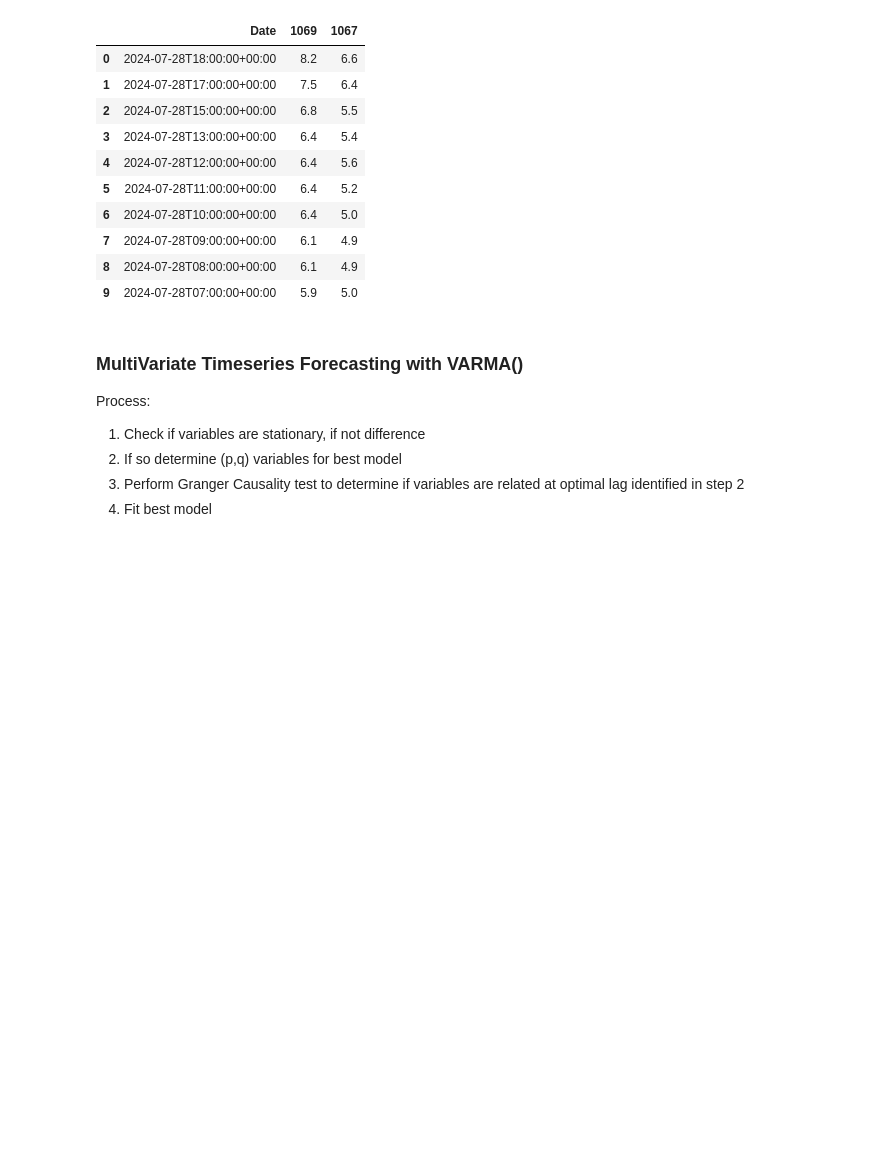
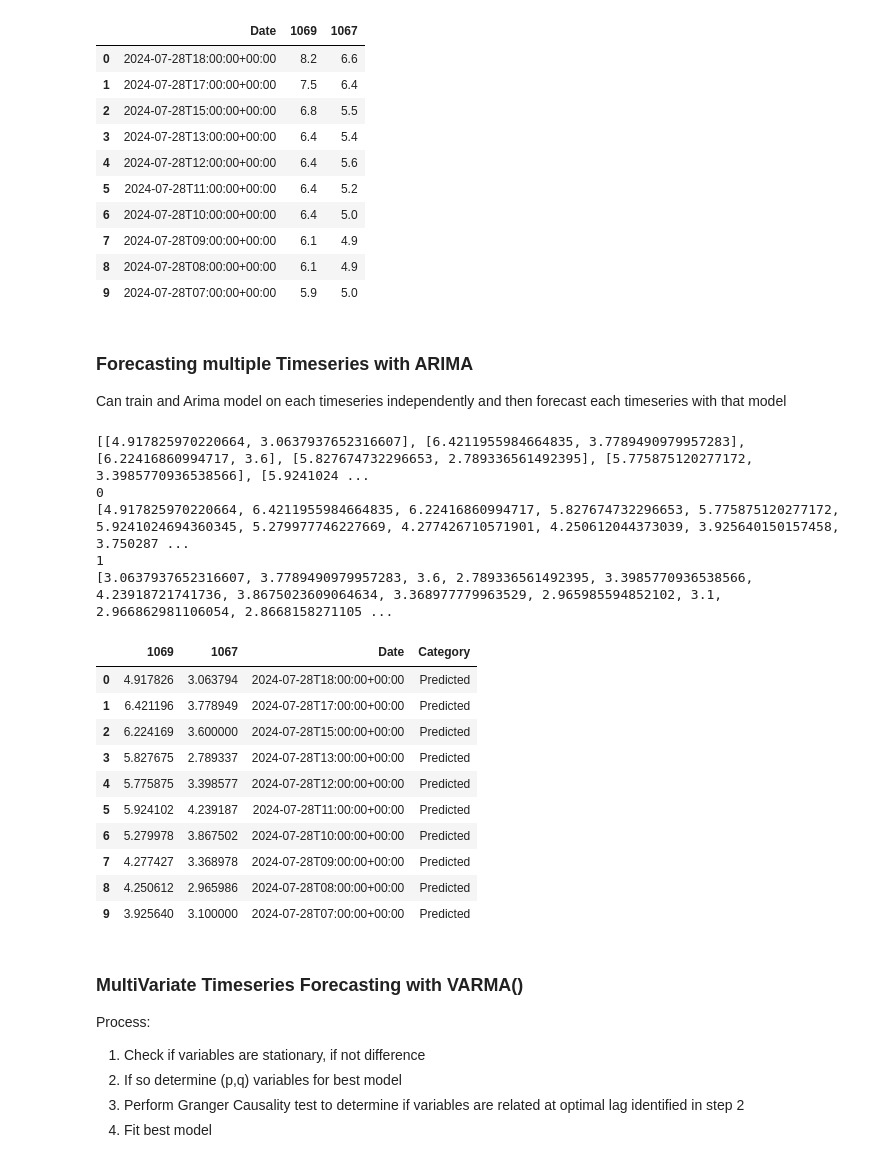
Before and after one commit to pinstripezebra/Air-Polution-Forecasting, a Jupyter notebook: aggregate_analysis.ipynb, the cells around one changed output. Cells and saved outputs as stored; diff of their text form; code cells hidden in the pictures; blank space fills up the shorter version.

Commit message:
adding arima forecast

```diff
--- a/aggregate_analysis.ipynb
+++ b/aggregate_analysis.ipynb
@@ -342,3 +342,53 @@ multivariate_df.head(10)
 | 7 | 2024-07-28T09:00:00+00:00 | 6.1 | 4.9 |
 | 8 | 2024-07-28T08:00:00+00:00 | 6.1 | 4.9 |
 | 9 | 2024-07-28T07:00:00+00:00 | 5.9 | 5.0 |
+# %% [markdown]
+### Forecasting multiple Timeseries with ARIMA
+
+Can train and Arima model on each timeseries independently and then forecast each timeseries with that model
+# %%
+training_len = int(len(multivariate_df) * 0.8)
+# Setting p and q
+p = 1
+q = 1
+# Iterating through variables
+predictions_arima = []
+for step in range(len(test_multivariate)):
+    # Making and storing predictions
+    observation = []
+    for var in vars:
+
+        fitting_df = multivariate_df[var][:training_len+step]
+        model =  ARIMA(fitting_df, order = (p, q, 0), trend='n' )
+        model_fit = model.fit()
+        output = model_fit.forecast().values
+        observation.append(output[0])
+    predictions_arima.append(observation)
+
+# Converting Prediction to Dataframe
+output_dict = {}
+for i in range(len(vars)):
+    output_dict[vars[i]] = [row[i] for row in predictions_arima]
+
+output_dict['Date'] = test_multivariate['Date'].sort_values(ascending=False)
+output_df = pd.DataFrame.from_dict(output_dict)
+
+output_df['Category'] = 'Predicted'
+output_df.head(10)
+# %% [output]
+[[4.917825970220664, 3.0637937652316607], [6.4211955984664835, 3.7789490979957283], [6.22416860994717, 3.6], [5.827674732296653, 2.789336561492395], [5.775875120277172, 3.3985770936538566], [5.9241024 ...
+0
+[4.917825970220664, 6.4211955984664835, 6.22416860994717, 5.827674732296653, 5.775875120277172, 5.9241024694360345, 5.279977746227669, 4.277426710571901, 4.250612044373039, 3.925640150157458, 3.750287 ...
+1
+[3.0637937652316607, 3.7789490979957283, 3.6, 2.789336561492395, 3.3985770936538566, 4.23918721741736, 3.8675023609064634, 3.368977779963529, 2.965985594852102, 3.1, 2.966862981106054, 2.8668158271105 ...
+|  | 1069 | 1067 | Date | Category |
+| 0 | 4.917826 | 3.063794 | 2024-07-28T18:00:00+00:00 | Predicted |
+| 1 | 6.421196 | 3.778949 | 2024-07-28T17:00:00+00:00 | Predicted |
+| 2 | 6.224169 | 3.600000 | 2024-07-28T15:00:00+00:00 | Predicted |
+| 3 | 5.827675 | 2.789337 | 2024-07-28T13:00:00+00:00 | Predicted |
+| 4 | 5.775875 | 3.398577 | 2024-07-28T12:00:00+00:00 | Predicted |
+| 5 | 5.924102 | 4.239187 | 2024-07-28T11:00:00+00:00 | Predicted |
+| 6 | 5.279978 | 3.867502 | 2024-07-28T10:00:00+00:00 | Predicted |
+| 7 | 4.277427 | 3.368978 | 2024-07-28T09:00:00+00:00 | Predicted |
+| 8 | 4.250612 | 2.965986 | 2024-07-28T08:00:00+00:00 | Predicted |
+| 9 | 3.925640 | 3.100000 | 2024-07-28T07:00:00+00:00 | Predicted |
```
Also changed, not shown: parts of 1 cell of this notebook.
